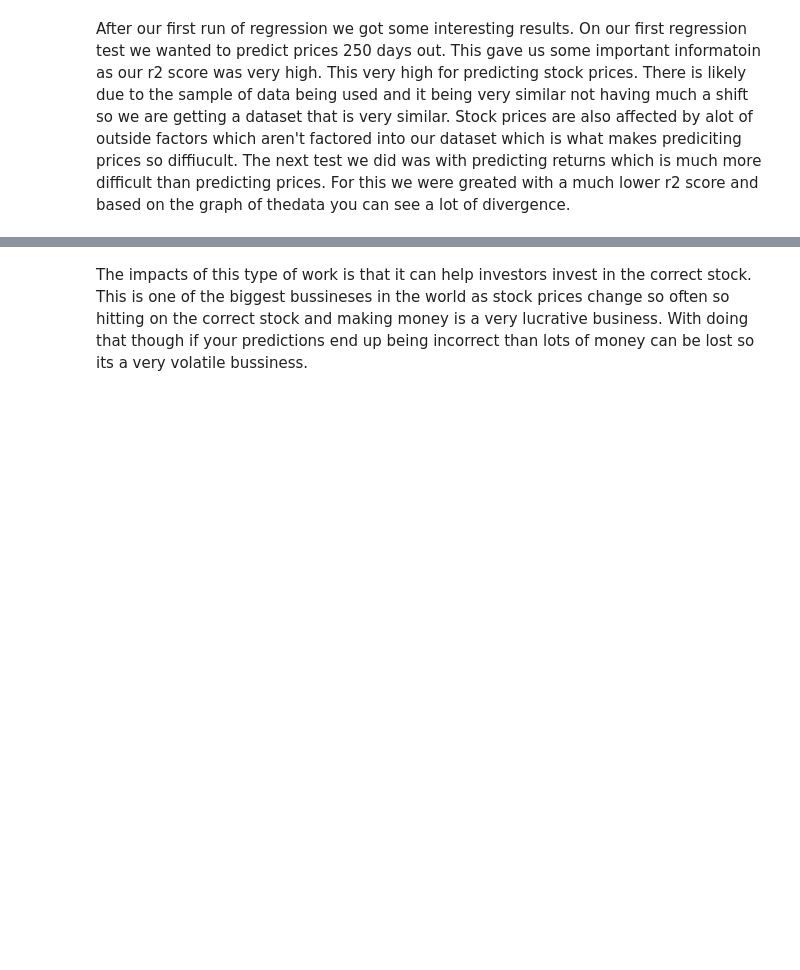
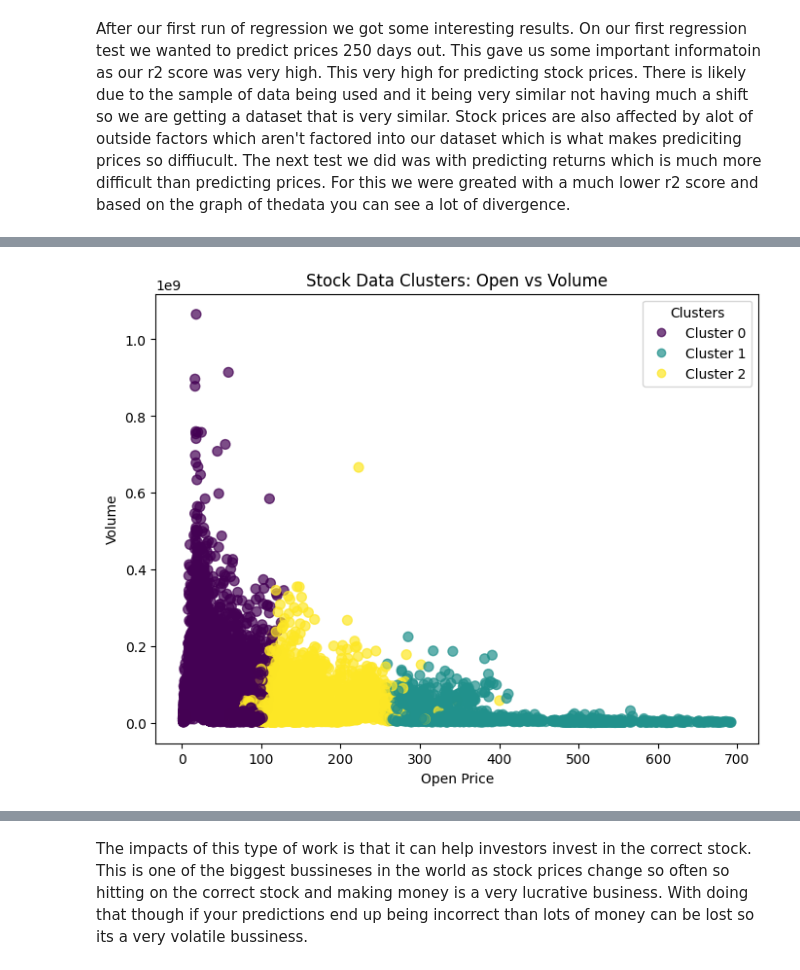
Before and after one commit to fabiola-rojas/itcs3162-final, a Jupyter notebook: itcs3162-final-proj.ipynb, the cells around one changed output, grey strips where cells are left out. Saved outputs shown, nothing was run; the diff lists cells and outputs as text; code cells hidden in the pictures; blank space fills up the shorter version.

```diff
--- a/itcs3162-final-proj.ipynb
+++ b/itcs3162-final-proj.ipynb
@@ -244,0 +345,10 @@ After our first run of regression we got some interesting results. On our first
+# %%
+plt.figure(figsize=(8, 6))
+scatter = plt.scatter(df_model['open'], df_model['volume'], c=df_model['cluster'], cmap='viridis', s=50, alpha=0.7)
+plt.title('Stock Data Clusters: Open vs Volume')
+plt.xlabel('Open Price')
+plt.ylabel('Volume')
+plt.legend(handles=scatter.legend_elements()[0], labels=['Cluster 0', 'Cluster 1', 'Cluster 2'], title="Clusters")
+plt.show()
+# %% [output]
+[figure, added]
```
Also changed, not shown: parts of 17 cells of this notebook.
